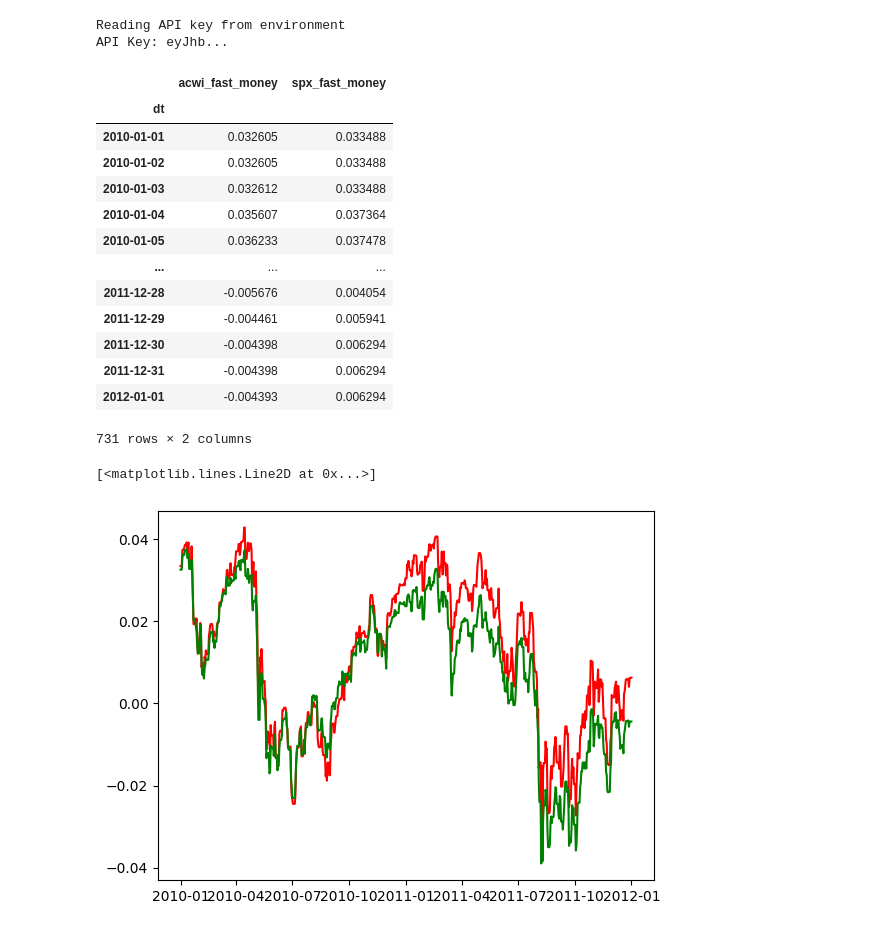
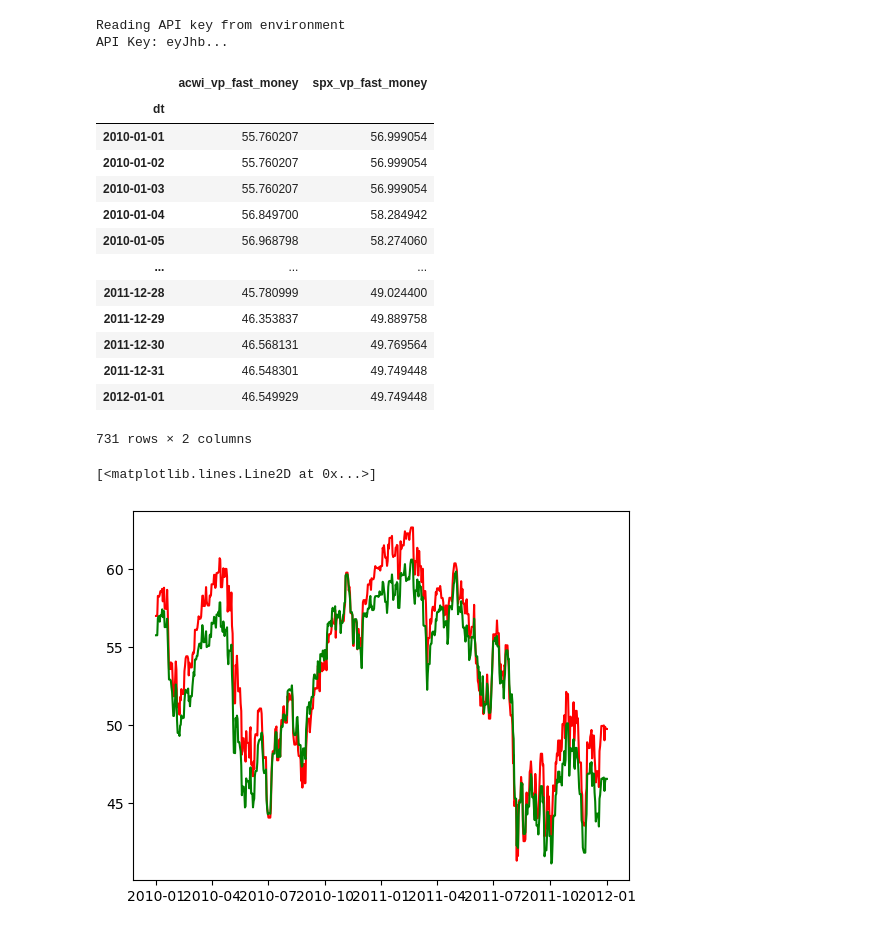
Before and after one commit to variantperception/vp-analysis-api, a Jupyter notebook: examples/basic_examples.ipynb, the cells around one changed output. Drawn from its saved outputs; the diff is of its cells as text; code cells hidden in the pictures.

Commit message:
Update fast money tickers in examples

```diff
--- a/examples/basic_examples.ipynb
+++ b/examples/basic_examples.ipynb
@@ -21,34 +39,34 @@ Reading API key from environment
 API Key: eyJhb...
 # %%
 # Get tactical Fast Money data for S&P 500 and ACWI
-data = api.get_series(["spx_fast_money", "acwi_fast_money"], start_date='2010-01-01', end_date='2012-01-01')
+data = api.get_series(["spx_vp_fast_money", "acwi_vp_fast_money"], start_date='2010-01-01', end_date='2012-01-01')
 
 # optional step to enforce frequency and forward-fill holes in data
 data = api.clean_df(data, freq='D', start_date=None)
 data
 # %% [output]
-|  | acwi_fast_money | spx_fast_money |
+|  | acwi_vp_fast_money | spx_vp_fast_money |
 | dt |  |  |
-| 2010-01-01 | 0.032605 | 0.033488 |
-| 2010-01-02 | 0.032605 | 0.033488 |
-| 2010-01-03 | 0.032612 | 0.033488 |
-| 2010-01-04 | 0.035607 | 0.037364 |
-| 2010-01-05 | 0.036233 | 0.037478 |
+| 2010-01-01 | 55.760207 | 56.999054 |
+| 2010-01-02 | 55.760207 | 56.999054 |
+| 2010-01-03 | 55.760207 | 56.999054 |
+| 2010-01-04 | 56.849700 | 58.284942 |
+| 2010-01-05 | 56.968798 | 58.274060 |
 | ... | ... | ... |
-| 2011-12-28 | -0.005676 | 0.004054 |
-| 2011-12-29 | -0.004461 | 0.005941 |
-| 2011-12-30 | -0.004398 | 0.006294 |
-| 2011-12-31 | -0.004398 | 0.006294 |
-| 2012-01-01 | -0.004393 | 0.006294 |
+| 2011-12-28 | 45.780999 | 49.024400 |
+| 2011-12-29 | 46.353837 | 49.889758 |
+| 2011-12-30 | 46.568131 | 49.769564 |
+| 2011-12-31 | 46.548301 | 49.749448 |
+| 2012-01-01 | 46.549929 | 49.749448 |
 731 rows × 2 columns
 # %%
 # Plot data
 import matplotlib.pyplot as plt
-plt.plot(data['spx_fast_money'], color='red')
-plt.plot(data['acwi_fast_money'], color='green')
+plt.plot(data['spx_vp_fast_money'], color='red')
+plt.plot(data['acwi_vp_fast_money'], color='green')
 # %% [output]
 [<matplotlib.lines.Line2D at 0x...>]
-[figure, old version]
+[figure, new version]
 # %%
 # Get US leading indicators
 data = api.get_series(["lei_us_grow", "lei_us_infl"])
```
Also changed, not shown: parts of 3 cells of this notebook, 3 other files.
